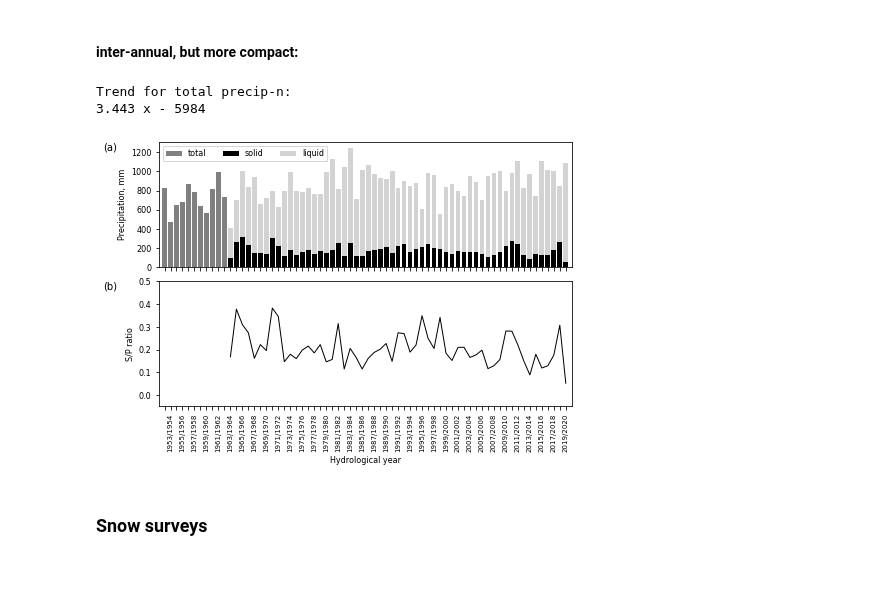
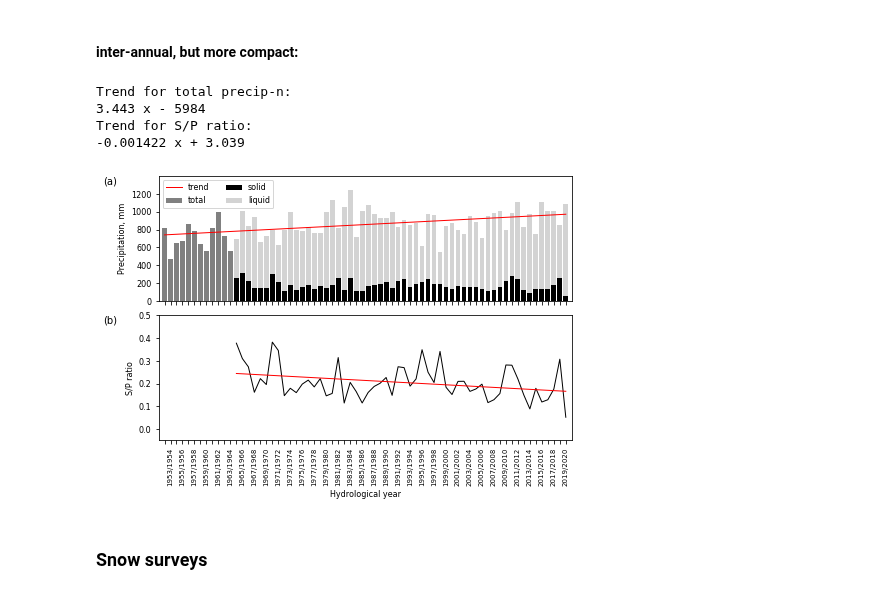
Before and after one commit to shi-hydrology/lammin-suo-plots, a Jupyter notebook: lammin_suo_plots.ipynb, the cells around one changed output. Drawn from its saved outputs; the diff is of its cells as text; code cells hidden in the pictures.

Commit message:
Added trends for precipitation

```diff
--- a/lammin_suo_plots.ipynb
+++ b/lammin_suo_plots.ipynb
@@ -14,7 +14,7 @@ import matplotlib
 import matplotlib.dates as mdates
 from pandas.tseries.offsets import MonthEnd
 
-work_dir = "/home/antonv/data/essd/PREP/READY_V2/"
+work_dir = os.path.join(globals()['_dh'][0], "data")
 
 # fig_dir = os.path.dirname(os.path.realpath(__file__))  # __file__ is undefined in Jupyter Notebook
 fig_dir = os.path.join(globals()['_dh'][0], "fig")
@@ -458,7 +458,15 @@ fig.set_size_inches(2*wu, 2*hu)
 
 ax[0].set_xlim([-1, len(df["HYDRO_YEAR"])])
 # display(df)
-ax[0].bar(total["HYDRO_YEAR"], total["P_TOTAL"], color="grey", linewidth=1, label="total")
+
+# precipitation form is being recorded since Jan 1964
+# therefore the hydro year 1963/1964 is not "complete" and should be ommitted:
+df.loc[df["HYDRO_YEAR"] == "1963/1964", "P_SOLID"] = np.nan
+df.loc[df["HYDRO_YEAR"] == "1963/1964", "P_LIQUID"] = np.nan
+df.loc[df["HYDRO_YEAR"] == "1963/1964", "SP"] = np.nan
+
+
+ax[0].bar(df["HYDRO_YEAR"], df["P_TOTAL"], color="grey", linewidth=1, label="total")
 ax[0].bar(df["HYDRO_YEAR"], df["P_SOLID"], color="k", linewidth=1, label="solid")
 df["P_SOLID"].loc[pd.isna(df["P_SOLID"])] = 0  # without this "bottom" parameter won't work
 ax[0].bar(df["HYDRO_YEAR"], df["P_LIQUID"], bottom=df["P_SOLID"], color="lightgrey", linewidth=1, label="liquid")
@@ -467,37 +475,53 @@ ax[0].bar(df["HYDRO_YEAR"], df["P_LIQUID"], bottom=df["P_SOLID"], color="lightgr
 fit = np.polyfit(df.index.year, df["P_TOTAL"], 1)
 fit_fn = np.poly1d(fit)
 print("Trend for total precip-n:", fit_fn)
+df["predicted"] = df.index.year * fit[0] + fit[1]
+# display(df["predicted"])
+ax[0].plot(df["HYDRO_YEAR"], df["predicted"], color="r", linewidth=1, label="trend")
 #
 
 ax[0].set_ylabel("Precipitation, mm")
-ax[0].legend(loc=2, ncol=3)
+ax[0].set_ylim(0, 1399)
+ax[0].legend(loc=2, ncol=2)
 
 ax[1].set_xlim([-1, len(df["HYDRO_YEAR"])])
 ax[1].set_ylim([-0.05, 0.5])
 ax[1].plot(df["HYDRO_YEAR"], df["SP"], color="k", linewidth=1)
 ax[1].set_ylabel("S/P ratio")
+
+#
+df.dropna(inplace=True)
+fit = np.polyfit(df.index.year, df["SP"], 1)
+fit_fn = np.poly1d(fit)
+print("Trend for S/P ratio:", fit_fn)
+df["predicted"] = df.index.year * fit[0] + fit[1]
+# display(df["predicted"])
+ax[1].plot(df["HYDRO_YEAR"], df["predicted"], color="r", linewidth=1, label="trend")
+#
 
 ax[-1].set_xlabel("Hydrological year")
 
 for a in ax[:1]:
     for tick in a.get_xticklabels()[::1]:
         tick.set_visible(False)
 for tick in ax[-1].get_xticklabels():
     tick.set_rotation(90)
 for tick in ax[-1].get_xticklabels()[0::2]:
     tick.set_visible(False)
 
 mark_axes(ax, py=1.0)
 
 fig.subplots_adjust(bottom=0.4)
 fig.tight_layout()
 
 fig_path = os.path.join(fig_dir, "test_02bar.png")
 plt.savefig(fig_path, dpi=300, transparent=False, facecolor="white")
 # %% [output]
 Trend for total precip-n:
 3.443 x - 5984
+Trend for S/P ratio:
+-0.001422 x + 3.039
-[figure, old version]
+[figure, new version]
 # %% [markdown]
 ### Snow surveys
 # %%
```
Also changed, not shown: parts of 12 cells of this notebook.
